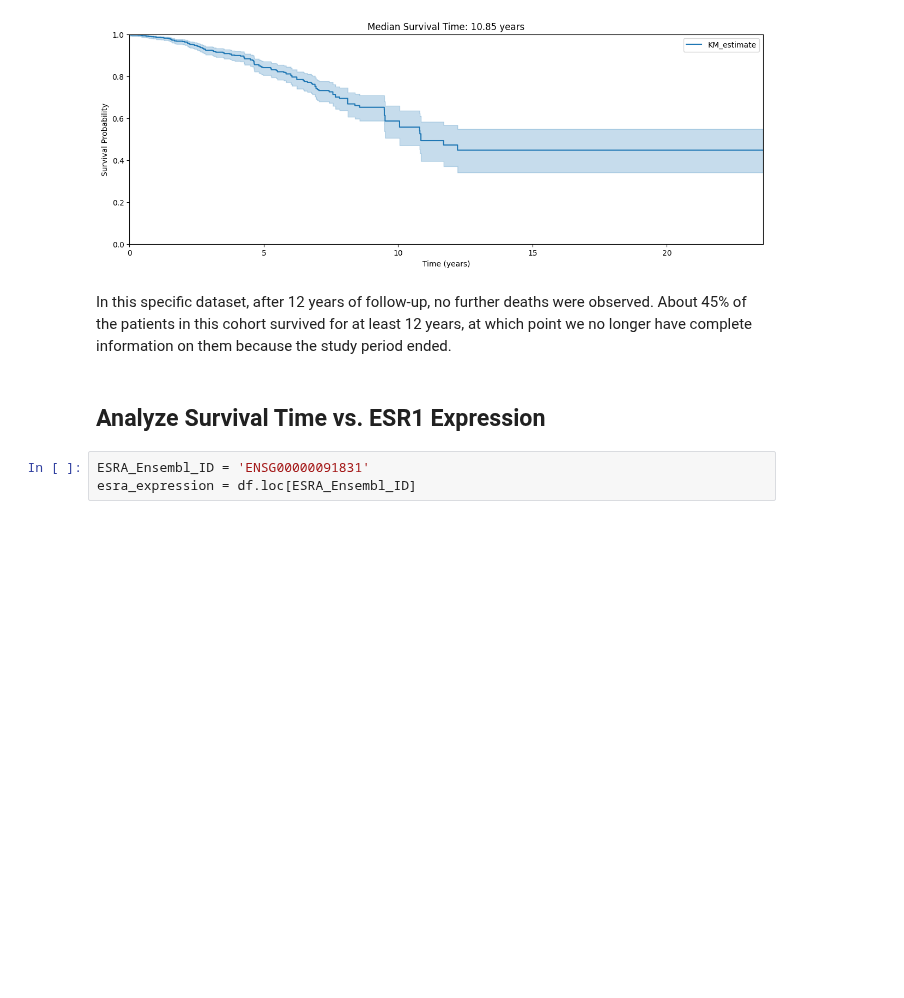
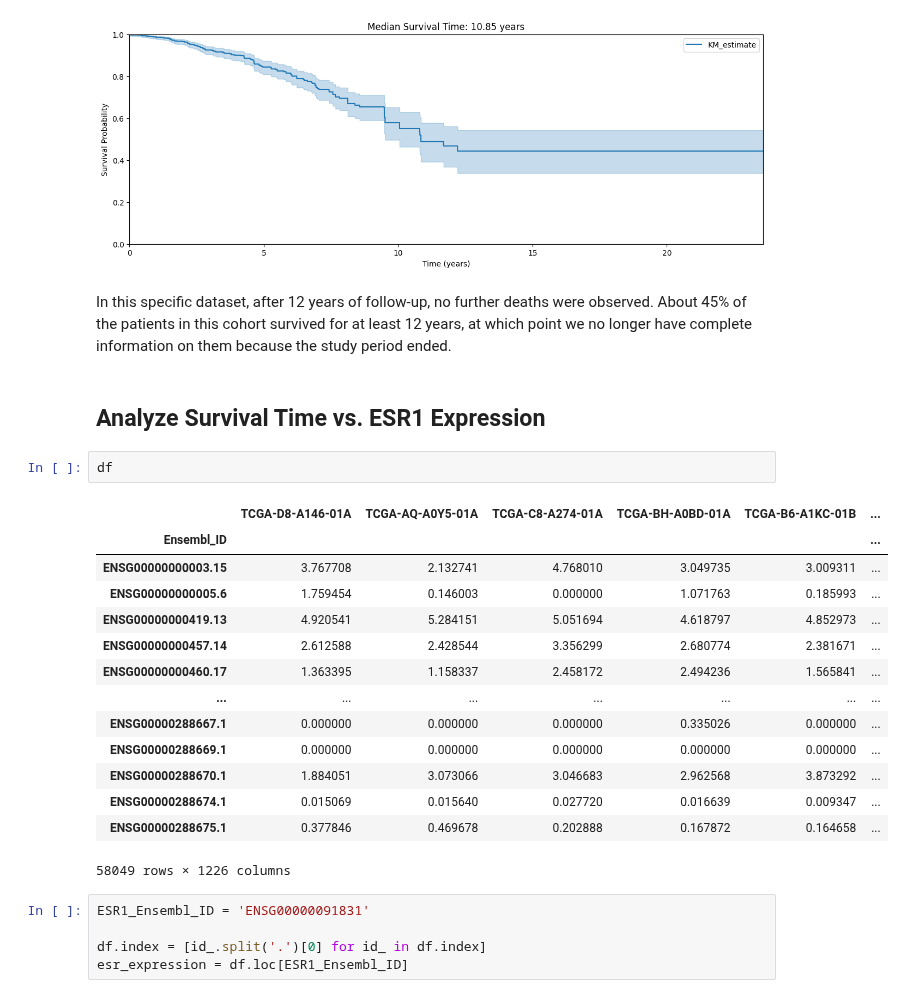
Before and after one commit to Djtrainer/cancer_research, a Jupyter notebook: notebooks/brca_eda.ipynb, the cells around one changed output. Drawn from its saved outputs; the diff is of its cells as text; blank space fills up the shorter version.

```diff
--- a/notebooks/brca_eda.ipynb
+++ b/notebooks/brca_eda.ipynb
@@ -130,9 +136,28 @@ plt.ylim(0, 1)
 In this specific dataset, after 12 years of follow-up, no further deaths were observed. About 45% of the patients in this cohort survived for at least 12 years, at which point we no longer have complete information on them because the study period ended.
 # %% [markdown]
 ## Analyze Survival Time vs. ESR1 Expression
-# %%
-ESRA_Ensembl_ID = 'ENSG00000091831'
-esra_expression = df.loc[ESRA_Ensembl_ID]
+# %%
+df
+# %% [output]
+|  | TCGA-D8-A146-01A | TCGA-AQ-A0Y5-01A | TCGA-C8-A274-01A | TCGA-BH-A0BD-01A | TCGA-B6-A1KC-01B | ... |
+| Ensembl_ID |  |  |  |  |  | ... |
+| ENSG00000000003.15 | 3.767708 | 2.132741 | 4.768010 | 3.049735 | 3.009311 | ... |
+| ENSG00000000005.6 | 1.759454 | 0.146003 | 0.000000 | 1.071763 | 0.185993 | ... |
+| ENSG00000000419.13 | 4.920541 | 5.284151 | 5.051694 | 4.618797 | 4.852973 | ... |
+| ENSG00000000457.14 | 2.612588 | 2.428544 | 3.356299 | 2.680774 | 2.381671 | ... |
+| ENSG00000000460.17 | 1.363395 | 1.158337 | 2.458172 | 2.494236 | 1.565841 | ... |
+| ... | ... | ... | ... | ... | ... | ... |
+| ENSG00000288667.1 | 0.000000 | 0.000000 | 0.000000 | 0.335026 | 0.000000 | ... |
+| ENSG00000288669.1 | 0.000000 | 0.000000 | 0.000000 | 0.000000 | 0.000000 | ... |
+| ENSG00000288670.1 | 1.884051 | 3.073066 | 3.046683 | 2.962568 | 3.873292 | ... |
+| ENSG00000288674.1 | 0.015069 | 0.015640 | 0.027720 | 0.016639 | 0.009347 | ... |
+| ENSG00000288675.1 | 0.377846 | 0.469678 | 0.202888 | 0.167872 | 0.164658 | ... |
+58049 rows × 1226 columns
+# %%
+ESR1_Ensembl_ID = 'ENSG00000091831'
+
+df.index = [id_.split('.')[0] for id_ in df.index]
+esr_expression = df.loc[ESR1_Ensembl_ID]
 # %%
 _, axes = plt.subplots(figsize=(15, 5))
 
```
Also changed, not shown: parts of 34 cells of this notebook.
